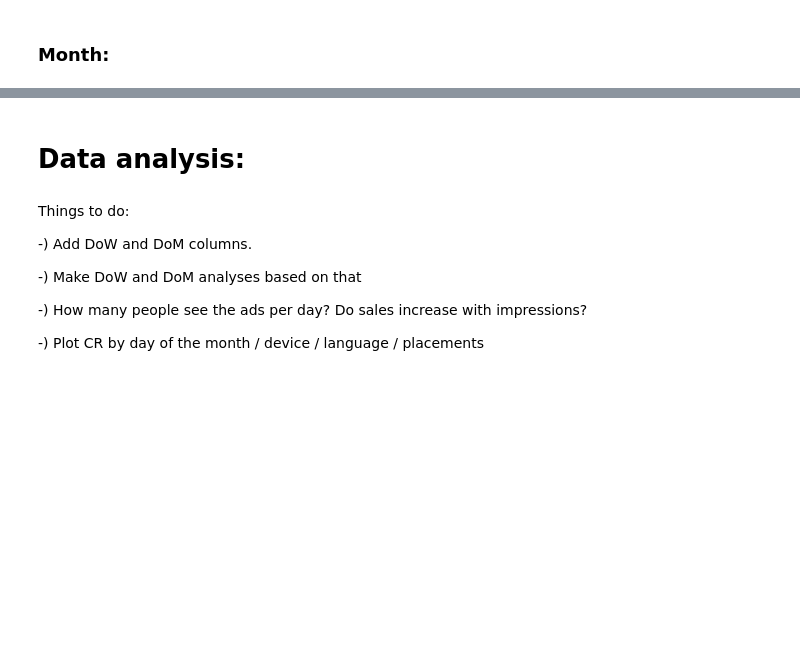
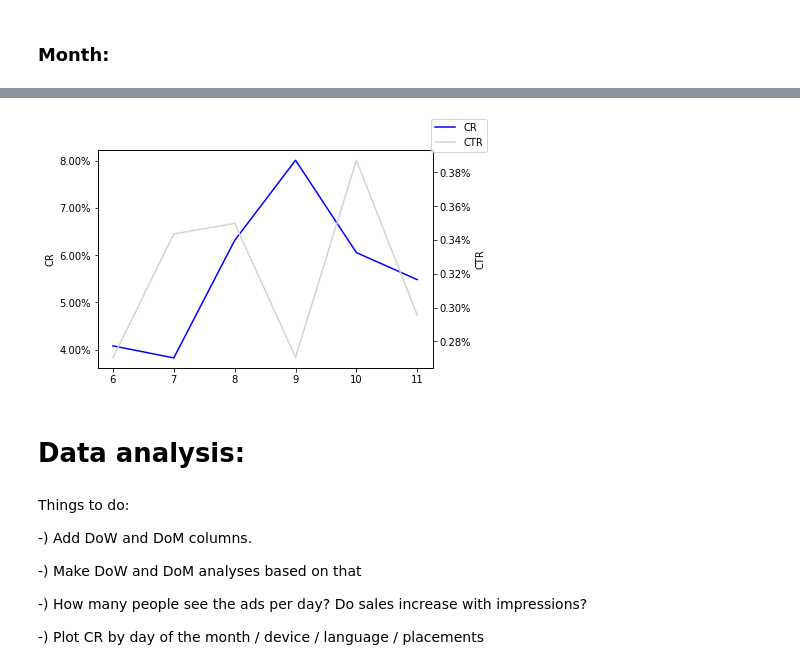
Before and after one commit to Lucas-LDN/Data_Curious_, a Jupyter notebook: First Project/First analysis.ipynb, the cells around one changed output, grey strips where cells are left out. Cells and saved outputs as stored; diff of their text form; code cells hidden in the pictures; blank space fills up the shorter version.

Commit message:
enhanced graph

```diff
--- a/First Project/First analysis.ipynb
+++ b/First Project/First analysis.ipynb
@@ -498,30 +511,32 @@ data_month.head(2)
 # %%
 fig, ax = plt.subplots()
 
 ax.plot(data_month.index,
         data_month.CR,
-        label = "CR", color = "red")
+        label = "CR", color = "blue")
 
 #CR - Axis
 ax.set_ylabel("CR")
 ax.yaxis.set_major_formatter(mtick.PercentFormatter(xmax = 1, decimals = 2))
 #Display the 2nd second y axis (CTR) as percentage.
 
 
 ax2 = ax.twinx()
 
 ax2.plot(data_month.index,
          data_month.CTR,
-         label = "CTR")
+         label = "CTR", color = "lightgrey")
 
 #CTR – Axis:
 ax2.set_ylabel("CTR")
 #ax2.set_ylim(0.002, 0.0035)
 ax2.yaxis.set_major_formatter(mtick.PercentFormatter(xmax = 1, decimals = 2))
 #Display the 2nd second y axis (CTR) as percentage, with 2 commas
 
 ax.figure.legend()
 plt.show()
+# %% [output]
+[figure, added]
 # %% [markdown]
 # Data analysis:
 # %% [markdown]
```
Also changed, not shown: parts of 11 cells of this notebook.
